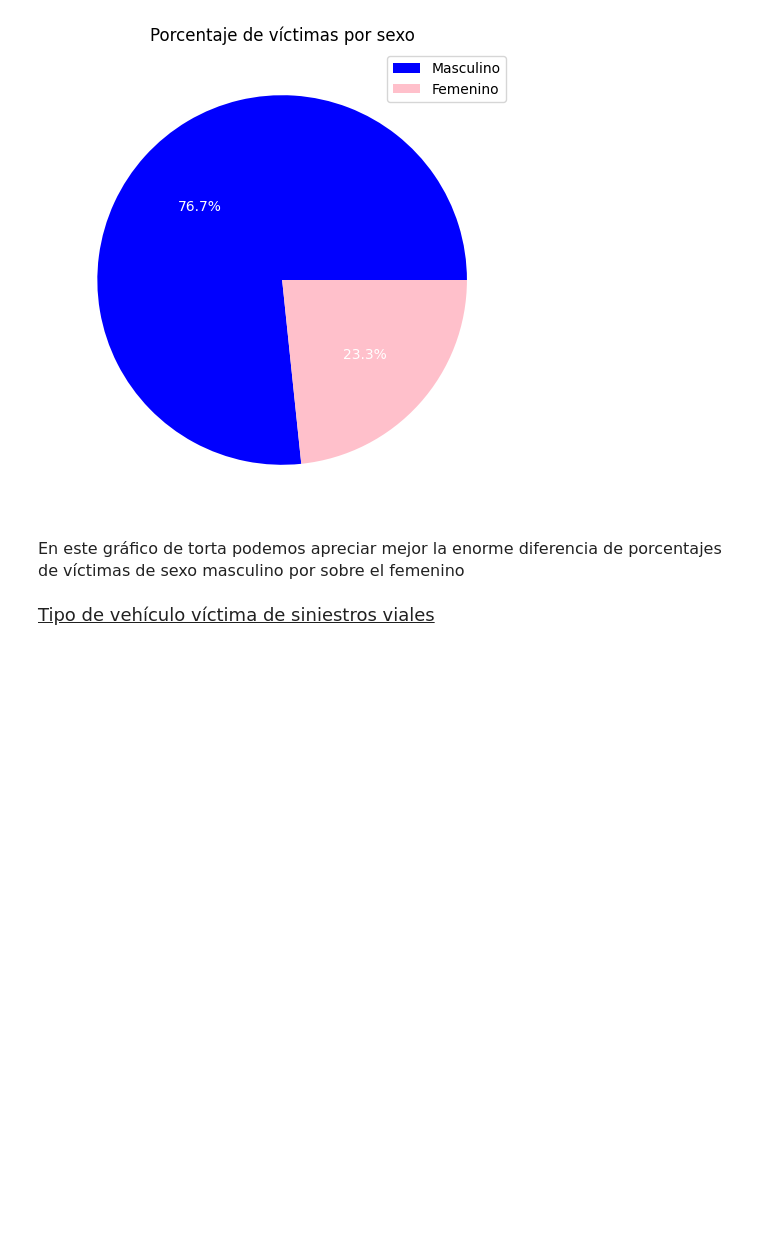
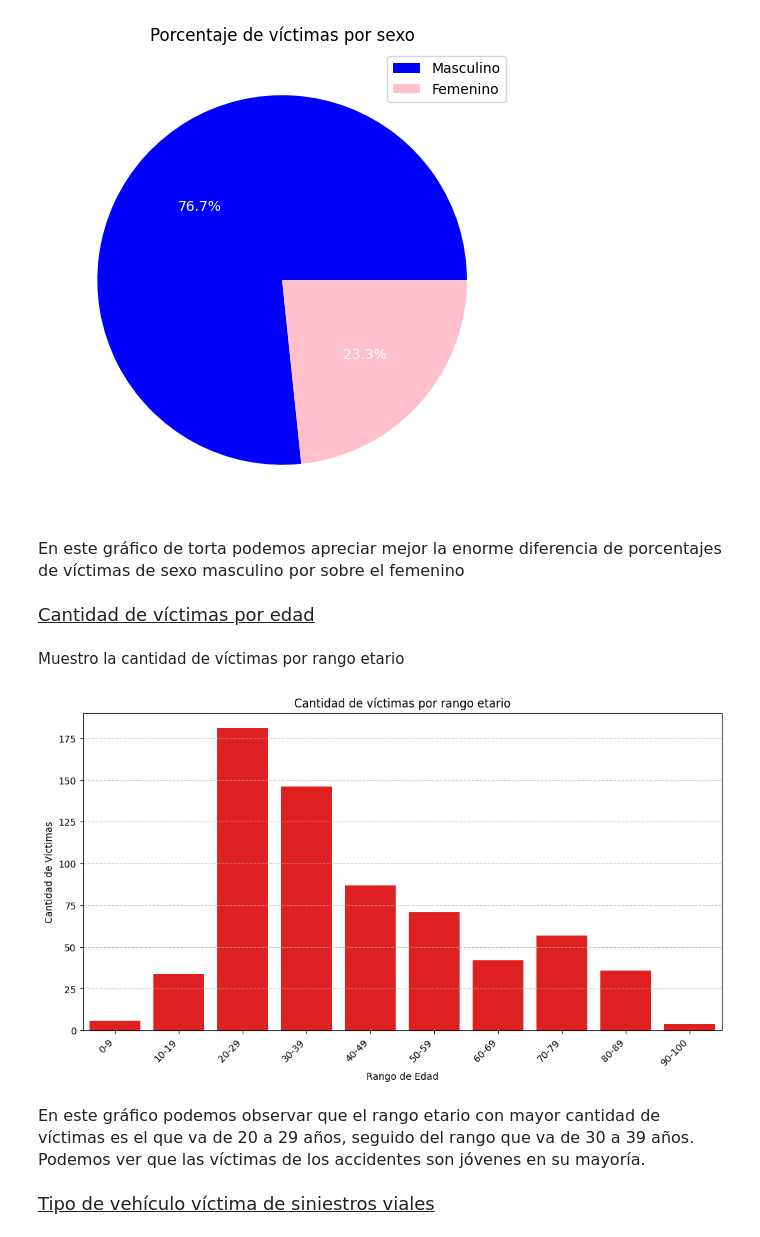
Before and after one commit to OctavioAlvarez1/PI_DA-Soy-Henry, a Jupyter notebook: EDA_siniestros-viales.ipynb, the cells around one changed output. Drawn from its saved outputs; the diff is of its cells as text; code cells hidden in the pictures; blank space fills up the shorter version.

```diff
--- a/EDA_siniestros-viales.ipynb
+++ b/EDA_siniestros-viales.ipynb
@@ -260,6 +260,36 @@ plt.show()
 [figure]
 # %% [markdown]
 <p style="font-size:16px;">En este gráfico de torta podemos apreciar mejor la enorme diferencia de porcentajes de víctimas de sexo masculino por sobre el femenino </p>
+# %% [markdown]
+<p style="font-size:18px;"><u>Cantidad de víctimas por edad</u></p>
+# %% [markdown]
+<p style="font-size:15px;">Muestro la cantidad de víctimas por rango etario </p>
+# %%
+victimas['EDAD'] = pd.to_numeric(victimas['EDAD'], errors='coerce')
+
+victimas = victimas.dropna(subset=['EDAD'])
+
+victimas_enteros = victimas[victimas['EDAD'].astype(int) == victimas['EDAD']]
+
+bins = [0, 10, 20, 30, 40, 50, 60, 70, 80, 90, 100]
+labels = ['0-9', '10-19', '20-29', '30-39', '40-49', '50-59', '60-69', '70-79', '80-89', '90-100']
+
+victimas_enteros['Rango de Edad'] = pd.cut(victimas_enteros['EDAD'], bins=bins, labels=labels, right=False)
+
+victimas_por_rango_edad = victimas_enteros['Rango de Edad'].value_counts().sort_index()
+
+plt.figure(figsize=(12, 6))
+sns.barplot(x=victimas_por_rango_edad.index, y=victimas_por_rango_edad.values, color='red')
+plt.title('Cantidad de víctimas por rango etario')
+plt.xlabel('Rango de Edad')
+plt.ylabel('Cantidad de Víctimas')
+plt.xticks(rotation=45, ha='right')
+plt.grid(axis='y', linestyle='--', alpha=0.7)
+plt.show()
+# %% [output]
+[figure, added]
+# %% [markdown]
+<p style="font-size:16px;">En este gráfico podemos observar que el rango etario con mayor cantidad de víctimas es el que va de 20 a 29 años, seguido del rango que va de 30 a 39 años. Podemos ver que las víctimas de los accidentes son jóvenes en su mayoría. </p>
 # %% [markdown]
 <p style="font-size:18px;"><u>Tipo de vehículo víctima de siniestros viales</u></p>
 # %% [markdown]
```
